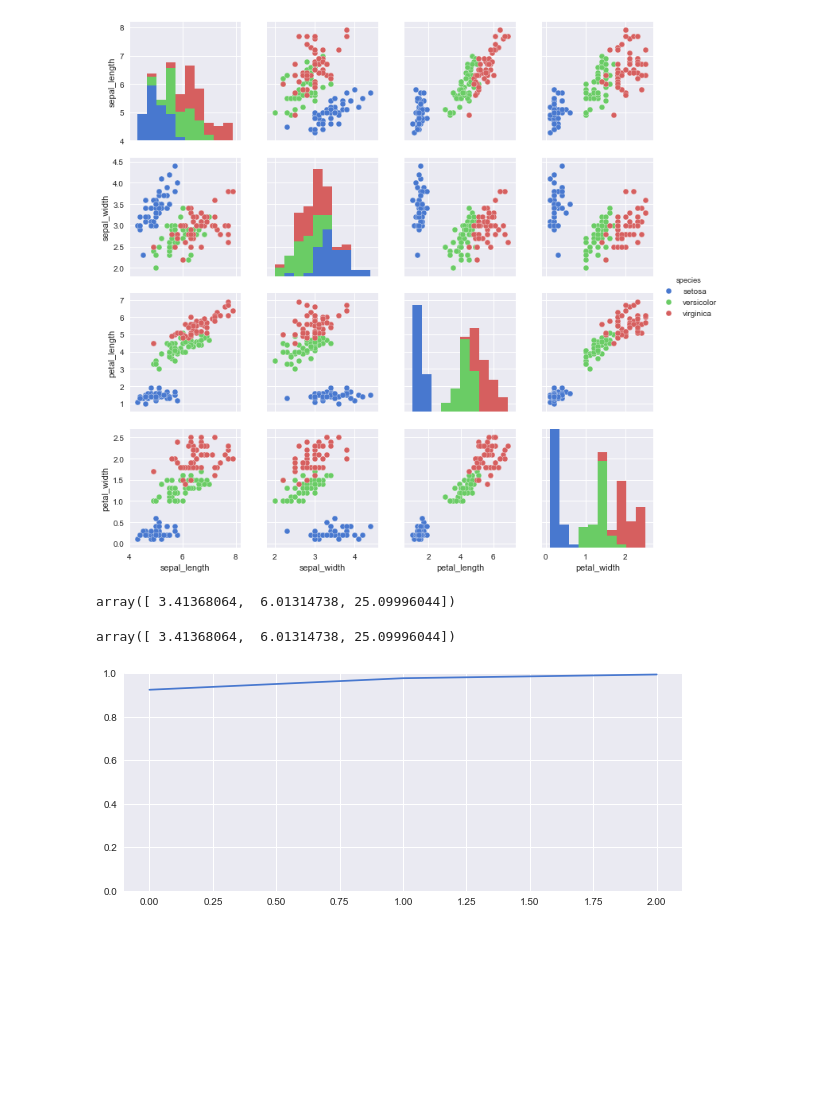
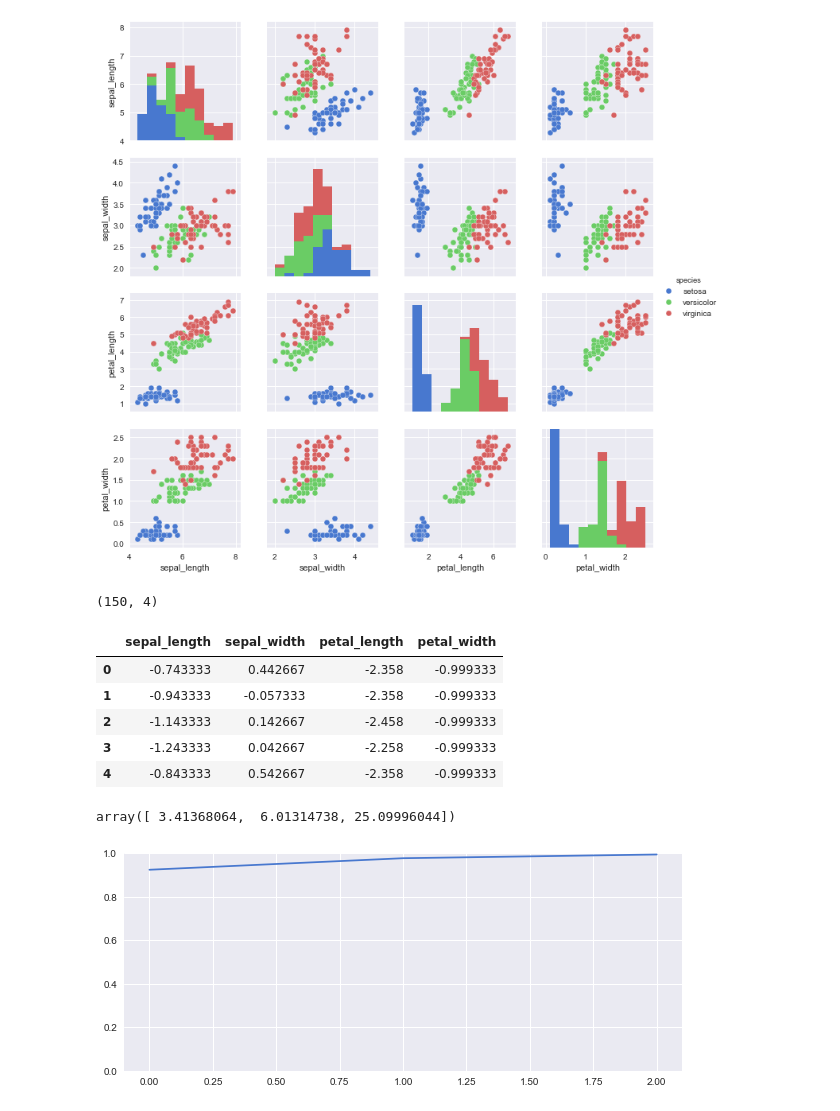
Before and after one commit to idontdomath/datos-dimensionality-reduction, a Jupyter notebook: 01-svd-iris.ipynb, the cells around one changed output. Saved outputs shown, nothing was run; the diff lists cells and outputs as text; code cells hidden in the pictures; blank space fills up the shorter version.

```diff
--- a/01-svd-iris.ipynb
+++ b/01-svd-iris.ipynb
@@ -149,0 +148,11 @@ u, s, vt = svds(centered,3)
+# %%
+print(centered.shape)
+centered.head()
+# %% [output]
+(150, 4)
+|  | sepal_length | sepal_width | petal_length | petal_width |
+| 0 | -0.743333 | 0.442667 | -2.358 | -0.999333 |
+| 1 | -0.943333 | -0.057333 | -2.358 | -0.999333 |
+| 2 | -1.143333 | 0.142667 | -2.458 | -0.999333 |
+| 3 | -1.243333 | 0.042667 | -2.258 | -0.999333 |
+| 4 | -0.843333 | 0.542667 | -2.358 | -0.999333 |
@@ -154,10 +166,6 @@ array([ 3.41368064,  6.01314738, 25.09996044])
 # %%
 pc = u @ np.diag(s)
 pc = pc[:,::-1]
-# %%
-s
-# %% [output]
-array([ 3.41368064,  6.01314738, 25.09996044])
 # %%
 explained_variance = np.var(pc, axis=0)
 full_variance = np.var(centered, axis=0)
```
Also changed, not shown: parts of 3 cells of this notebook.
